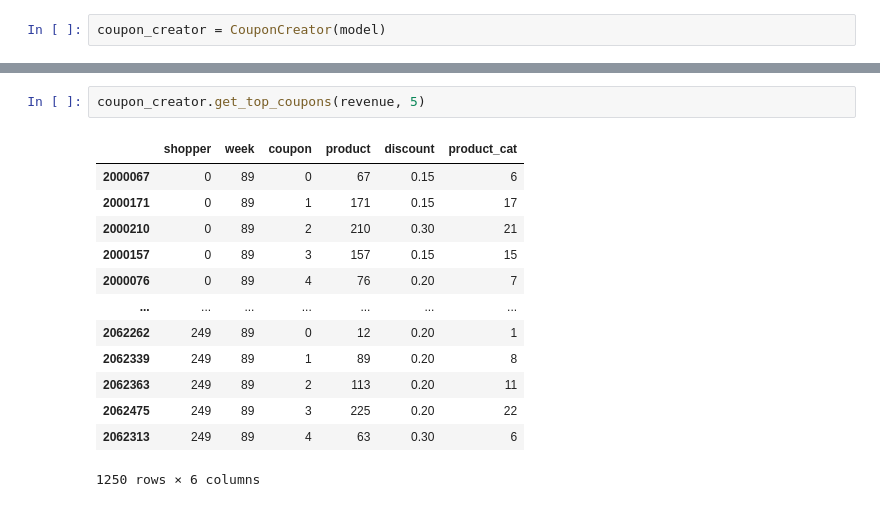
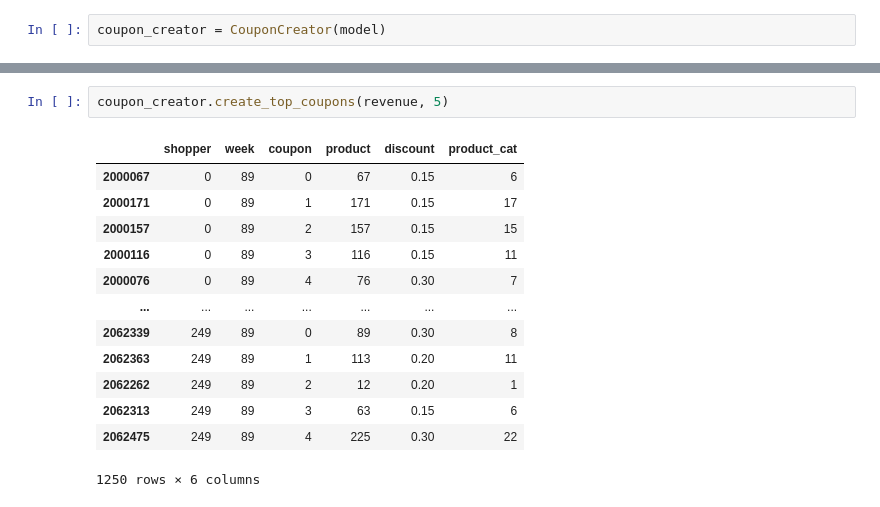
Before and after one commit to leonhagel/mlim-g2, a Jupyter notebook: code/init.ipynb, the cells around one changed output, grey strips where cells are left out. Drawn from its saved outputs; the diff is of its cells as text.

Commit message:
Update: Coupon features

```diff
--- a/code/init.ipynb
+++ b/code/init.ipynb
@@ -176,18 +174,18 @@ revenue
 2500000 rows × 9 columns
 # %%
-coupon_creator.get_top_coupons(revenue, 5)
+coupon_creator.create_top_coupons(revenue, 5)
 # %% [output]
 |  | shopper | week | coupon | product | discount | product_cat |
 | 2000067 | 0 | 89 | 0 | 67 | 0.15 | 6 |
 | 2000171 | 0 | 89 | 1 | 171 | 0.15 | 17 |
-| 2000210 | 0 | 89 | 2 | 210 | 0.30 | 21 |
-| 2000157 | 0 | 89 | 3 | 157 | 0.15 | 15 |
-| 2000076 | 0 | 89 | 4 | 76 | 0.20 | 7 |
+| 2000157 | 0 | 89 | 2 | 157 | 0.15 | 15 |
+| 2000116 | 0 | 89 | 3 | 116 | 0.15 | 11 |
+| 2000076 | 0 | 89 | 4 | 76 | 0.30 | 7 |
 | ... | ... | ... | ... | ... | ... | ... |
-| 2062262 | 249 | 89 | 0 | 12 | 0.20 | 1 |
-| 2062339 | 249 | 89 | 1 | 89 | 0.20 | 8 |
-| 2062363 | 249 | 89 | 2 | 113 | 0.20 | 11 |
-| 2062475 | 249 | 89 | 3 | 225 | 0.20 | 22 |
-| 2062313 | 249 | 89 | 4 | 63 | 0.30 | 6 |
+| 2062339 | 249 | 89 | 0 | 89 | 0.30 | 8 |
+| 2062363 | 249 | 89 | 1 | 113 | 0.20 | 11 |
+| 2062262 | 249 | 89 | 2 | 12 | 0.20 | 1 |
+| 2062313 | 249 | 89 | 3 | 63 | 0.15 | 6 |
+| 2062475 | 249 | 89 | 4 | 225 | 0.30 | 22 |
 1250 rows × 6 columns
 # %%
```
Also changed, not shown: parts of 18 cells of this notebook, 1 other file.
